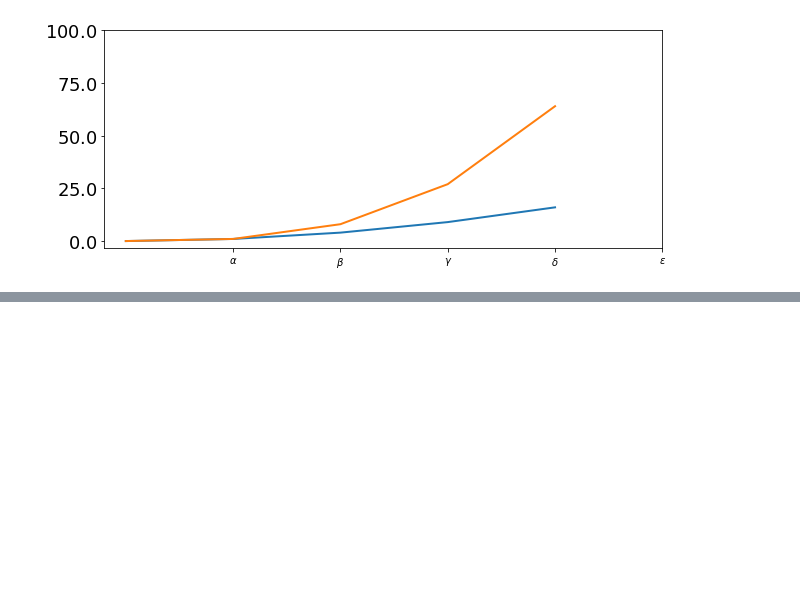
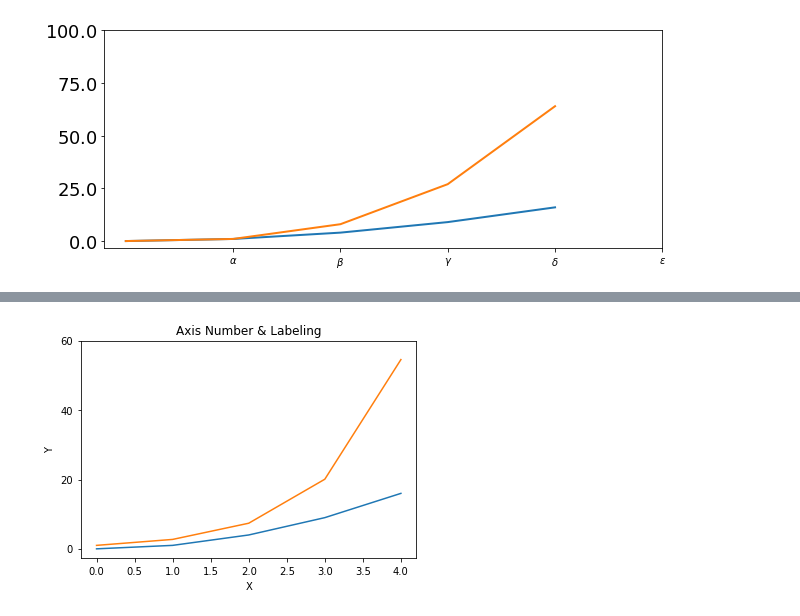
Before and after one commit to sinjoalex/AI, a Jupyter notebook: Matplotlib_Sinjo_try.ipynb, the cells around one changed output, grey strips where cells are left out. Drawn from its saved outputs; the diff is of its cells as text; code cells hidden in the pictures; blank space fills up the shorter version.

```diff
--- a/Matplotlib_Sinjo_try.ipynb
+++ b/Matplotlib_Sinjo_try.ipynb
@@ -211,0 +219,15 @@ formatter = ticker.ScalarFormatter(formatter)
+# %%
+mpl.rcParams['xtick.major.pad'] = 5
+mpl.rcParams['ytick.major.pad'] = 5
+
+fig , ax = plt.subplots(1,1)
+ax.plot(x ,x**2 , x , np.exp(x))
+ax.set_yticks([0,20,40,60])
+ax.set_title('Axis Number & Labeling')
+
+ax.xaxis.labelpad = 5
+ax.yaxis.labelpad = 5
+ax.set_xlabel('X')
+ax.set_ylabel('Y');
+# %% [output]
+[figure, added]
```
Also changed, not shown: parts of 30 cells of this notebook.
